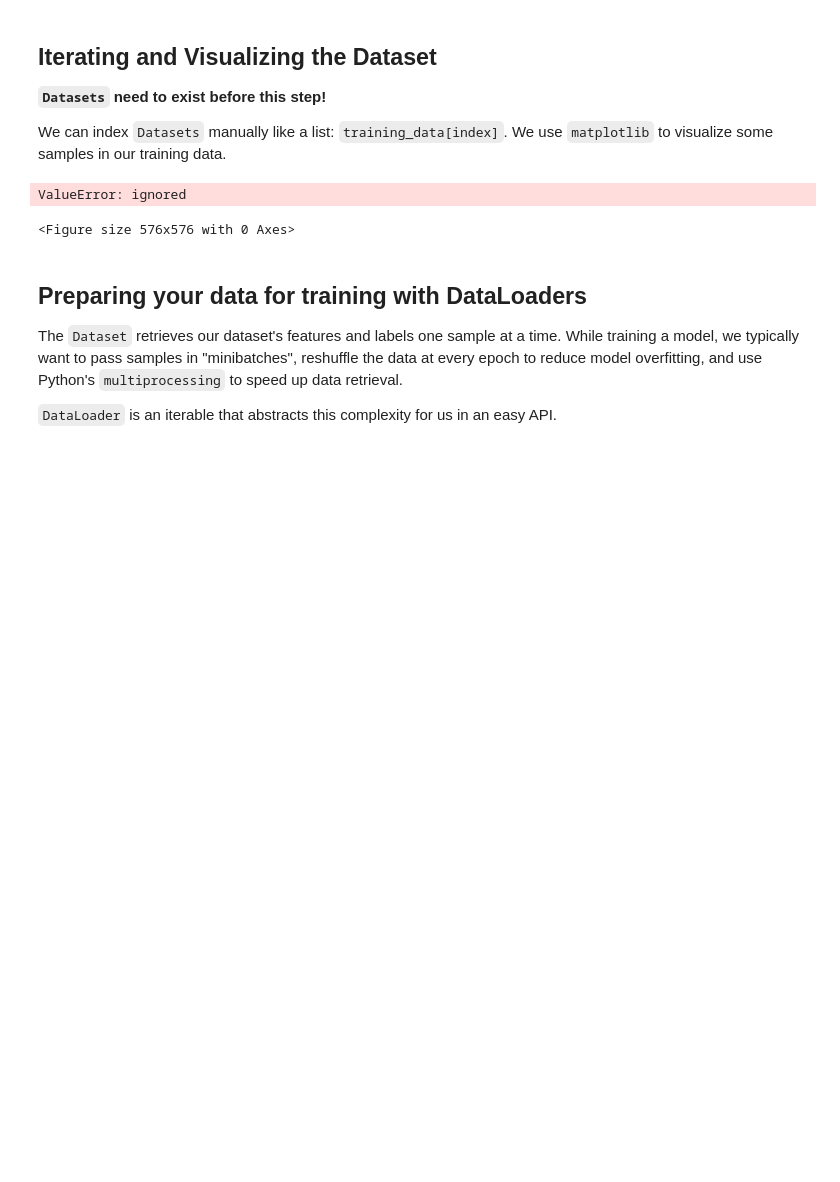
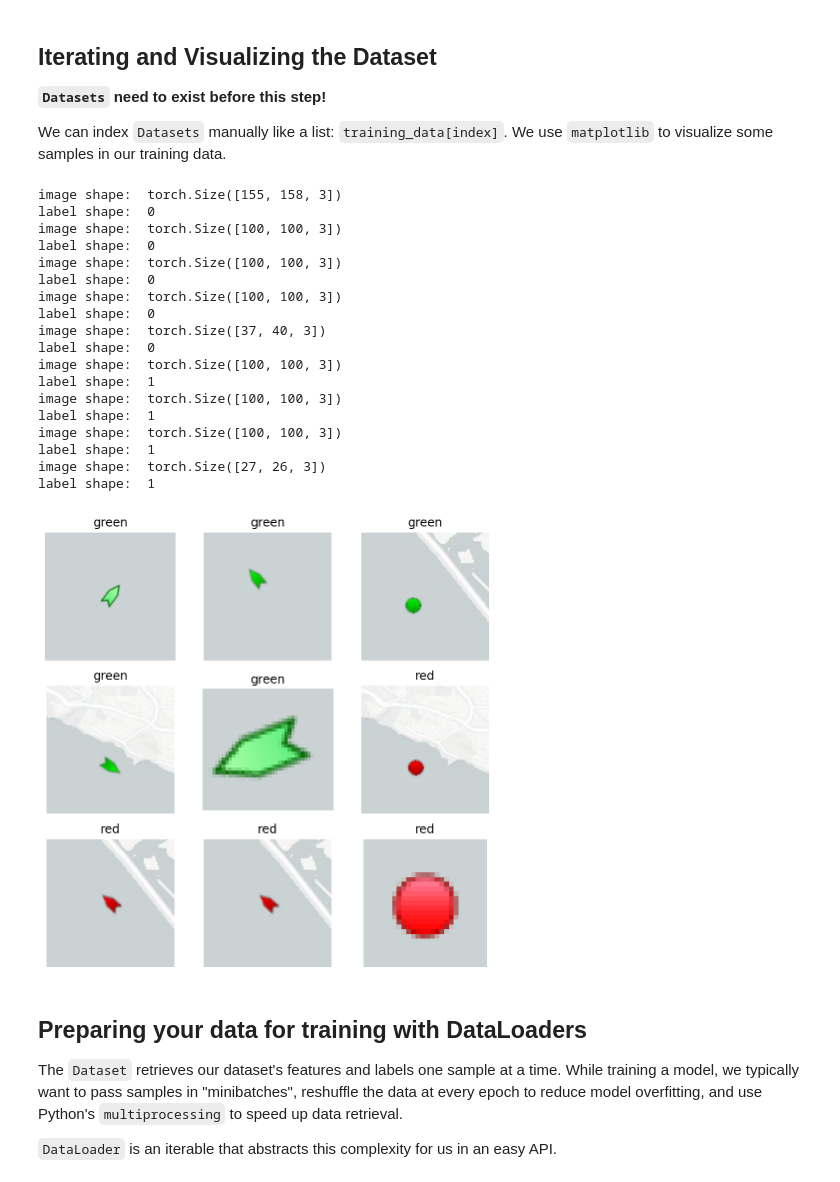
Before and after one commit to ThePieMonster/ComputerVision-MapIcons, a Jupyter notebook: PyTorch/Map_Icon_Finder.ipynb, the cells around one changed output. Drawn from its saved outputs; the diff is of its cells as text; code cells hidden in the pictures; blank space fills up the shorter version.

Commit message:
Add custom dataset and dataset visualization

```diff
--- a/PyTorch/Map_Icon_Finder.ipynb
+++ b/PyTorch/Map_Icon_Finder.ipynb
@@ -281,42 +346,61 @@ We use ``matplotlib`` to visualize some samples in our training data.
 # %%
 """labels_map = {
     0: "T-Shirt",
     1: "Trouser",
     2: "Pullover",
     3: "Dress",
     4: "Coat",
     5: "Sandal",
     6: "Shirt",
     7: "Sneaker",
     8: "Bag",
     9: "Ankle Boot",
 }
 figure = plt.figure(figsize=(8, 8))
 cols, rows = 3, 3
 for i in range(1, cols * rows + 1):
     sample_idx = torch.randint(len(training_data), size=(1,)).item()
     img, label = training_data[sample_idx]
     figure.add_subplot(rows, cols, i)
     plt.title(labels_map[label])
     plt.axis("off")
     plt.imshow(img.squeeze(), cmap="gray")
 plt.show()"""
 
-training_data =
 
 figure = plt.figure(figsize=(8, 8))
 cols, rows = 3, 3
 for i in range(1, cols * rows + 1):
-    sample_idx = torch.randint(len(training_data), size=(1,)).item()
-    img, label = training_data[sample_idx]
-    figure.add_subplot(rows, cols, i)
-    plt.title(labels_map[label])
-    plt.axis("off")
-    plt.imshow(img.squeeze(), cmap="gray")
+  sample_idx = torch.randint(len(train_dataset), size=(1,)).item()
+  img, label = train_dataset[sample_idx]
+  figure.add_subplot(rows, cols, i)
+  plt.title(idx_to_class[label]) # use "idx_to_class" dictionary
+  img = img.squeeze().permute(1,2,0)
+  print("image shape: ", img.shape)
+  print("label shape: ", label)
+  plt.axis("off")
+  plt.imshow(img)
 plt.show()
 # %% [output]
-ValueError: ignored
+image shape:  torch.Size([155, 158, 3])
+label shape:  0
+image shape:  torch.Size([100, 100, 3])
+label shape:  0
+image shape:  torch.Size([100, 100, 3])
+label shape:  0
+image shape:  torch.Size([100, 100, 3])
+label shape:  0
+image shape:  torch.Size([37, 40, 3])
+label shape:  0
+image shape:  torch.Size([100, 100, 3])
+label shape:  1
+image shape:  torch.Size([100, 100, 3])
+label shape:  1
+image shape:  torch.Size([100, 100, 3])
+label shape:  1
+image shape:  torch.Size([27, 26, 3])
+label shape:  1
-<Figure size 576x576 with 0 Axes>
+[figure, added]
 # %% [markdown]
 Preparing your data for training with DataLoaders
 -------------------------------------------------
```
Also changed, not shown: parts of 5 cells of this notebook.
